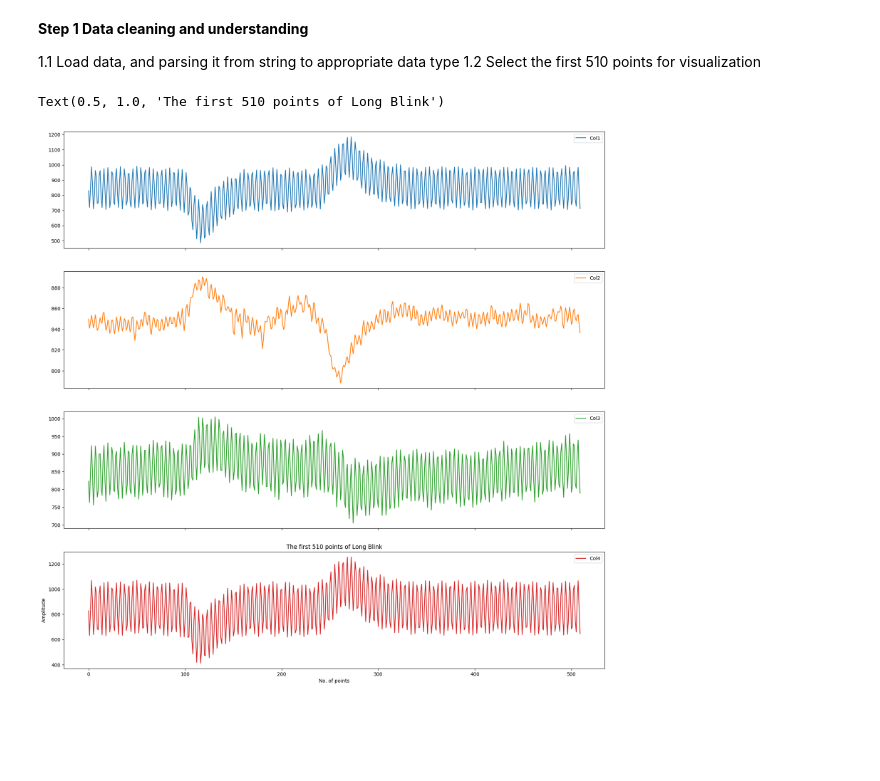
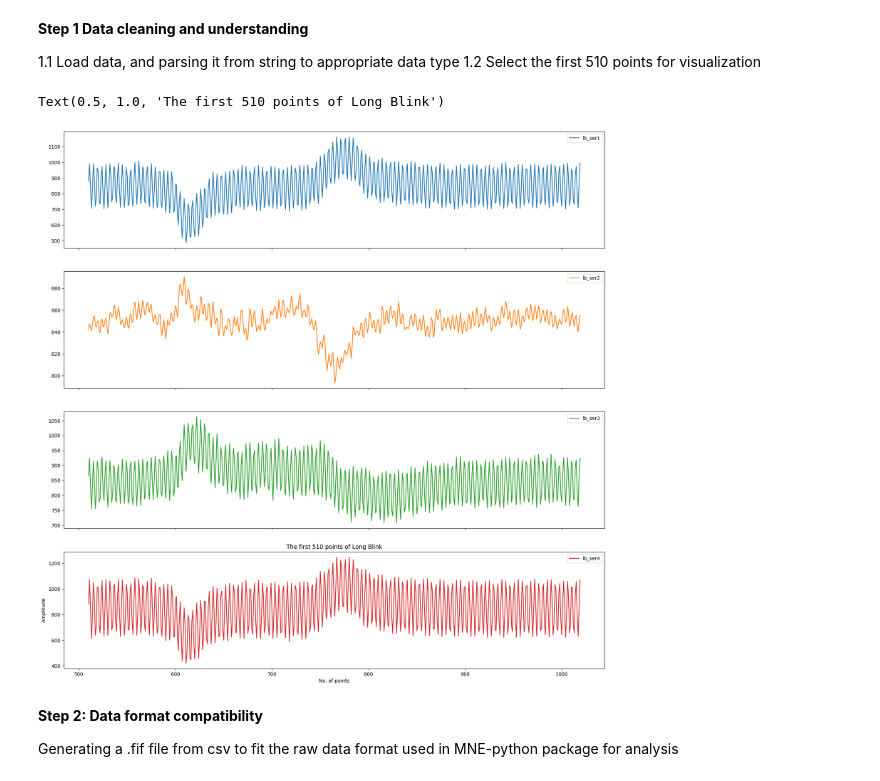
Before and after one commit to CharleneLimKH/EEG, a Jupyter notebook: eeg-1.ipynb, the cells around one changed output. Cells and saved outputs as stored; diff of their text form; code cells hidden in the pictures; blank space fills up the shorter version.

```diff
--- a/eeg-1.ipynb
+++ b/eeg-1.ipynb
@@ -27,21 +28,27 @@ Reading the EEG data from the provided four electrodes by running the file colle
 # %%
 #Long blink data
 df1 = pd.read_csv('data\\LongBlink.csv', sep = ",")
 df1[['Col1', 'Col2', 'Col3', 'Col4']] = df1['data'].str.split(',', expand=True)
 #Remove the original 'HeaderColumn' column
 df1.drop(columns=['data'], inplace=True)
 df1.head(5)
 lb_ser1 = df1.iloc[:,0].str.strip('[').astype(float) #to remove square brackets and convert to float
 lb_ser2 = df1.iloc[:,1].astype(float) #convert to float
 lb_ser3 = df1.iloc[:,2].astype(float) #convert to float
 lb_ser4 = df1.iloc[:,3].str.strip(']').astype(float) #remove square brackets and convert to float
 #ser 1,2,3,4 are numpy arrays, length: 25500, dtype: float64
 df1 = pd.concat([lb_ser1, lb_ser2, lb_ser3, lb_ser4], axis=1) #concatenate the columns
-df1 = df1.iloc[0:510] #510 points per session
-df1.plot.line(subplots=True, figsize=(20, 20))
+df1.columns = ['lb_ser1', 'lb_ser2', 'lb_ser3', 'lb_ser4'] #rename the columns
+#extract the first 510 points of the data as sample and visualize it
+df1_sample = df1.iloc[510:1020]
+df1_sample.plot.line(subplots=True, figsize=(20, 20))
 plt.xlabel('No. of points')
 plt.ylabel('Amplitude')
 plt.title('The first 510 points of Long Blink')
 # %% [output]
 Text(0.5, 1.0, 'The first 510 points of Long Blink')
-[figure, old version]
+[figure, new version]
+# %% [markdown]
+**Step 2: Data format compatibility**
+
+Generating a .fif file from csv to fit the raw data format used in MNE-python package for analysis
```
Also changed, not shown: parts of 17 cells of this notebook, 2 other files.
